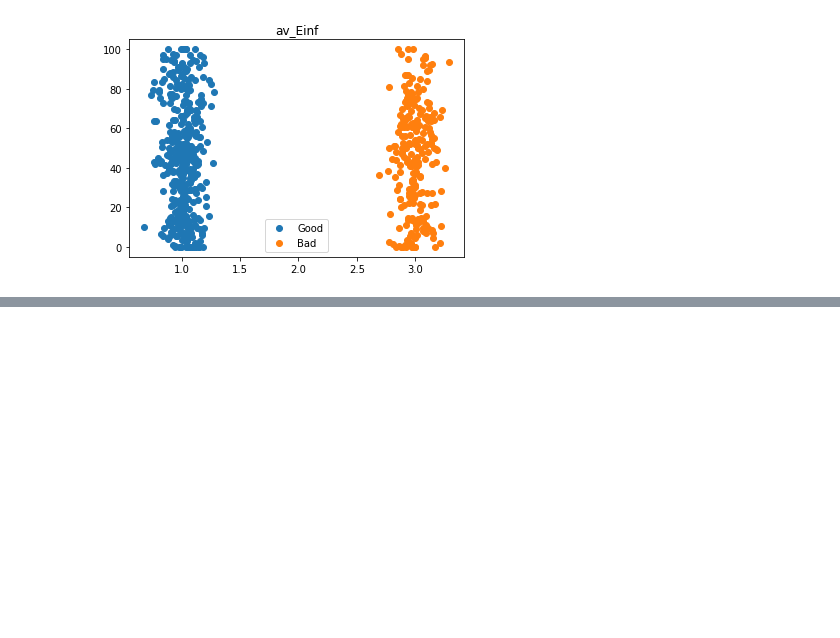
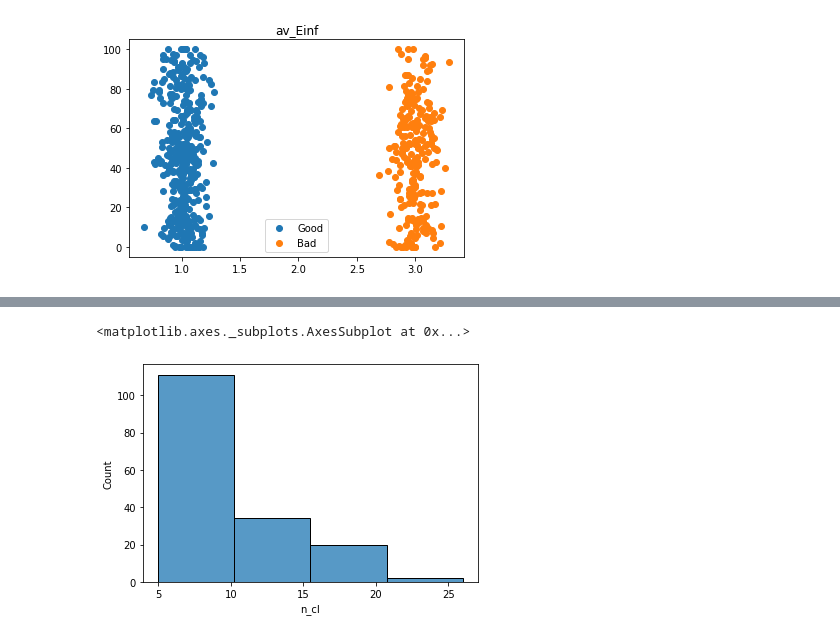
Before and after one commit to edmanft/cat_drug_synergy, a Jupyter notebook: Drug_pair_analysis.ipynb, the cells around one changed output, grey strips where cells are left out. Cells and saved outputs as stored; diff of their text form; code cells hidden in the pictures; blank space fills up the shorter version.

```diff
--- a/Drug_pair_analysis.ipynb
+++ b/Drug_pair_analysis.ipynb
@@ -406,0 +430,5 @@ for feature in ["av_Max conc", "av_IC50", "av_'H", "av_Einf"]:
+# %%
+sns.histplot(drug_pair_pc["n_cl"], bins=4)
+# %% [output]
+<matplotlib.axes._subplots.AxesSubplot at 0x...>
+[figure, added]
```
Also changed, not shown: parts of 13 cells of this notebook.
